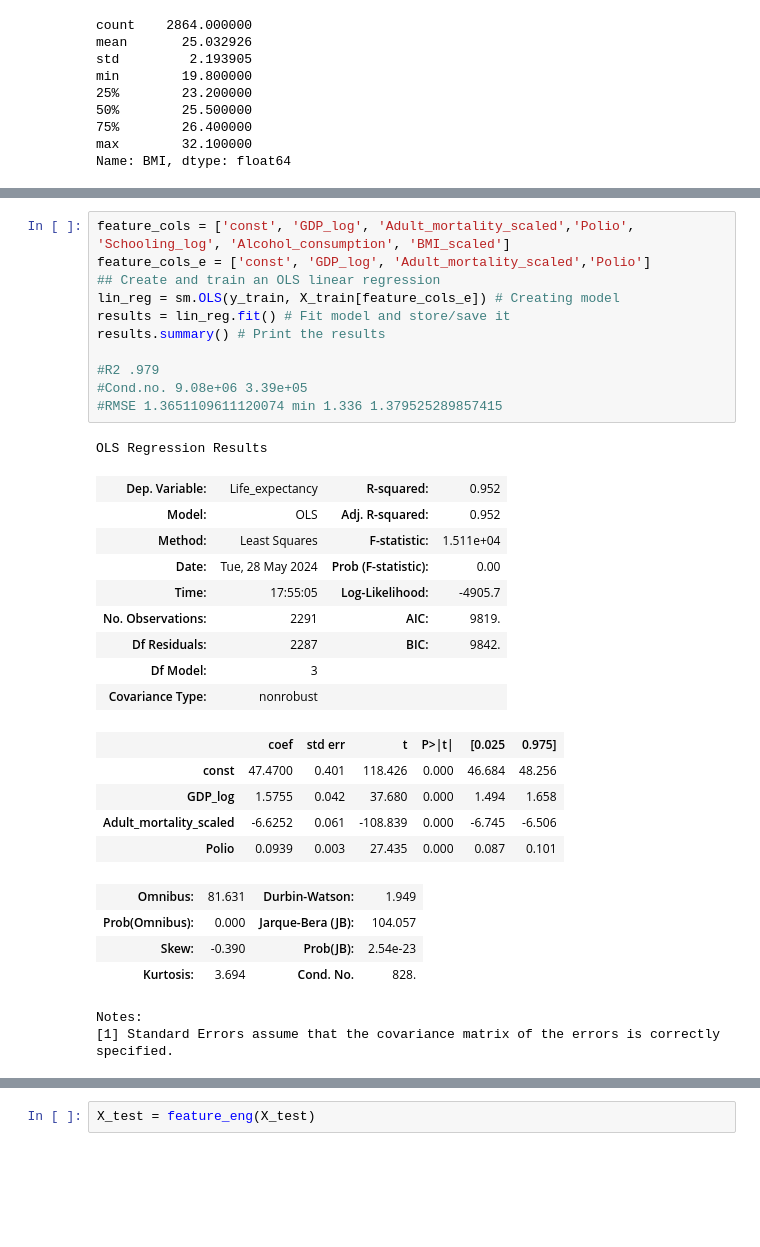
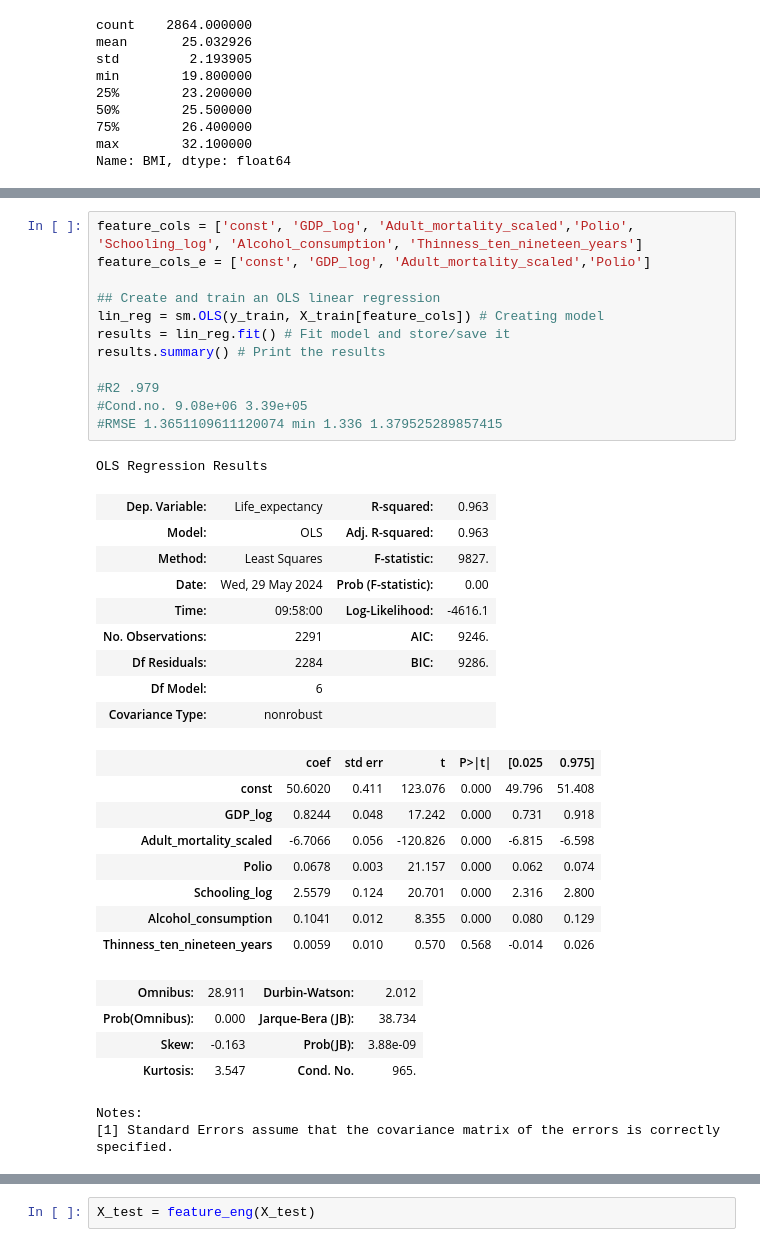
Before and after one commit to Diiamon/Def_WHO-life-, a Jupyter notebook: Egle.ipynb, the cells around one changed output, grey strips where cells are left out. Drawn from its saved outputs; the diff is of its cells as text; blank space fills up the shorter version.

````diff
--- a/Egle.ipynb
+++ b/Egle.ipynb
@@ -397,36 +398,40 @@ X_train['Schooling_log'] = np.log(X_train['Schooling'])
 X_test['Schooling_log'] = np.log(X_test['Schooling'])
 ```
 # %%
-feature_cols = ['const', 'GDP_log', 'Adult_mortality_scaled','Polio', 'Schooling_log', 'Alcohol_consumption', 'BMI_scaled']
+feature_cols = ['const', 'GDP_log', 'Adult_mortality_scaled','Polio', 'Schooling_log', 'Alcohol_consumption', 'Thinness_ten_nineteen_years']
 feature_cols_e = ['const', 'GDP_log', 'Adult_mortality_scaled','Polio']
+
 ## Create and train an OLS linear regression
-lin_reg = sm.OLS(y_train, X_train[feature_cols_e]) # Creating model
+lin_reg = sm.OLS(y_train, X_train[feature_cols]) # Creating model
 results = lin_reg.fit() # Fit model and store/save it
 results.summary() # Print the results
 
 #R2 .979
 #Cond.no. 9.08e+06 3.39e+05
 #RMSE 1.3651109611120074 min 1.336 1.379525289857415
 # %% [output]
 OLS Regression Results
-| Dep. Variable: | Life_expectancy | R-squared: | 0.952 |
-| Model: | OLS | Adj. R-squared: | 0.952 |
-| Method: | Least Squares | F-statistic: | 1.511e+04 |
-| Date: | Tue, 28 May 2024 | Prob (F-statistic): | 0.00 |
-| Time: | 17:55:05 | Log-Likelihood: | -4905.7 |
-| No. Observations: | 2291 | AIC: | 9819. |
-| Df Residuals: | 2287 | BIC: | 9842. |
-| Df Model: | 3 |  |  |
+| Dep. Variable: | Life_expectancy | R-squared: | 0.963 |
+| Model: | OLS | Adj. R-squared: | 0.963 |
+| Method: | Least Squares | F-statistic: | 9827. |
+| Date: | Wed, 29 May 2024 | Prob (F-statistic): | 0.00 |
+| Time: | 09:58:00 | Log-Likelihood: | -4616.1 |
+| No. Observations: | 2291 | AIC: | 9246. |
+| Df Residuals: | 2284 | BIC: | 9286. |
+| Df Model: | 6 |  |  |
 | Covariance Type: | nonrobust |  |  |
 |  | coef | std err | t | P>|t| | [0.025 | 0.975] |
-| const | 47.4700 | 0.401 | 118.426 | 0.000 | 46.684 | 48.256 |
-| GDP_log | 1.5755 | 0.042 | 37.680 | 0.000 | 1.494 | 1.658 |
-| Adult_mortality_scaled | -6.6252 | 0.061 | -108.839 | 0.000 | -6.745 | -6.506 |
-| Polio | 0.0939 | 0.003 | 27.435 | 0.000 | 0.087 | 0.101 |
+| const | 50.6020 | 0.411 | 123.076 | 0.000 | 49.796 | 51.408 |
+| GDP_log | 0.8244 | 0.048 | 17.242 | 0.000 | 0.731 | 0.918 |
+| Adult_mortality_scaled | -6.7066 | 0.056 | -120.826 | 0.000 | -6.815 | -6.598 |
+| Polio | 0.0678 | 0.003 | 21.157 | 0.000 | 0.062 | 0.074 |
+| Schooling_log | 2.5579 | 0.124 | 20.701 | 0.000 | 2.316 | 2.800 |
+| Alcohol_consumption | 0.1041 | 0.012 | 8.355 | 0.000 | 0.080 | 0.129 |
+| Thinness_ten_nineteen_years | 0.0059 | 0.010 | 0.570 | 0.568 | -0.014 | 0.026 |
-| Omnibus: | 81.631 | Durbin-Watson: | 1.949 |
-| Prob(Omnibus): | 0.000 | Jarque-Bera (JB): | 104.057 |
-| Skew: | -0.390 | Prob(JB): | 2.54e-23 |
-| Kurtosis: | 3.694 | Cond. No. | 828. |
+| Omnibus: | 28.911 | Durbin-Watson: | 2.012 |
+| Prob(Omnibus): | 0.000 | Jarque-Bera (JB): | 38.734 |
+| Skew: | -0.163 | Prob(JB): | 3.88e-09 |
+| Kurtosis: | 3.547 | Cond. No. | 965. |
 Notes:
 [1] Standard Errors assume that the covariance matrix of the errors is correctly specified.
 # %%
````
Also changed, not shown: parts of 10 cells of this notebook, 2 other files.
